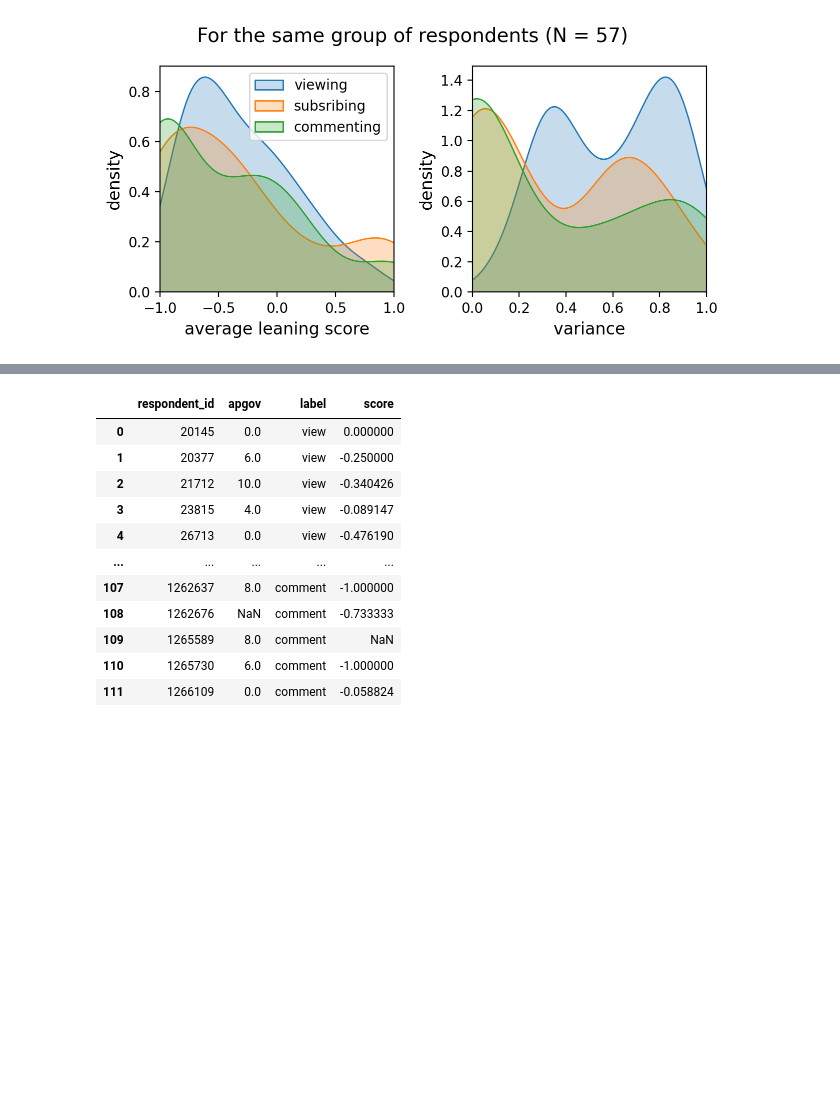
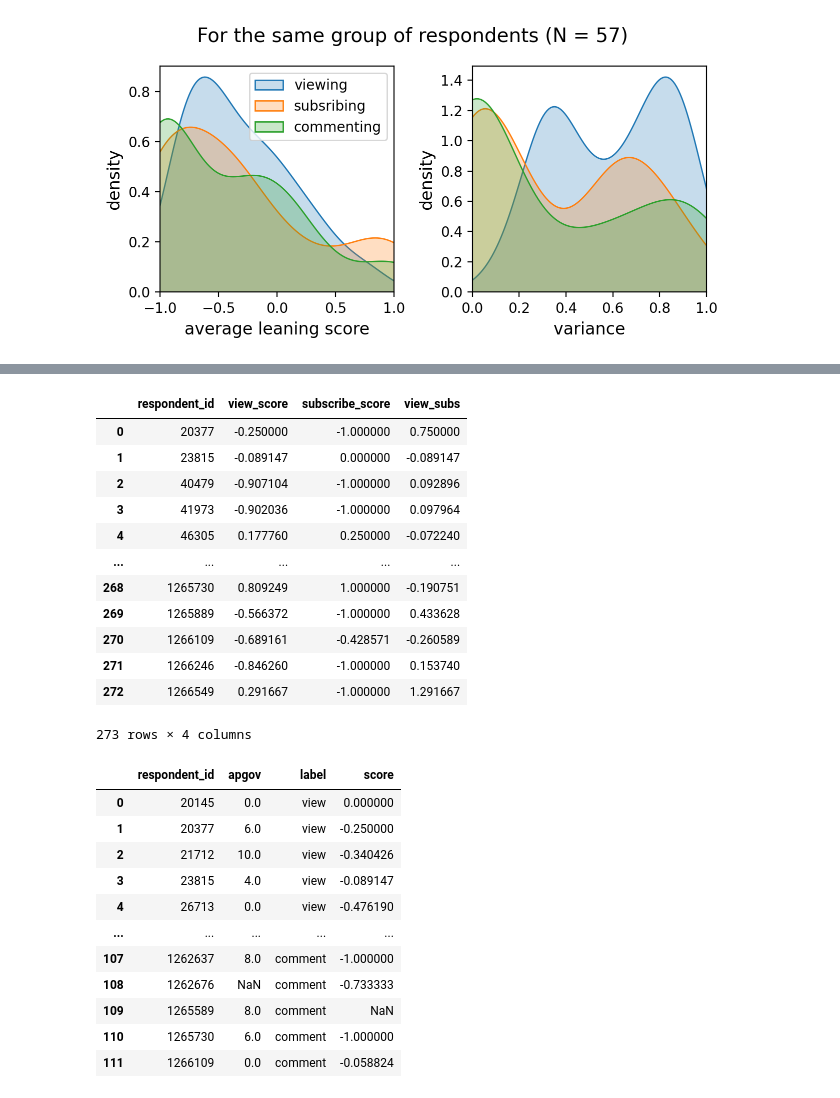
Before and after one commit to yijingch/invisible-public, a Jupyter notebook: src/analysis/062624-user-level-disparity.ipynb, the cells around one changed output, grey strips where cells are left out. Saved outputs shown, nothing was run; the diff lists cells and outputs as text; code cells hidden in the pictures; blank space fills up the shorter version.

```diff
--- a/src/analysis/062624-user-level-disparity.ipynb
+++ b/src/analysis/062624-user-level-disparity.ipynb
@@ -677,3 +714,19 @@ Text(0.5, 1.08, 'For the same group of respondents (N = 57)')
+# %%
+diff_view_subs
+# %% [output]
+|  | respondent_id | view_score | subscribe_score | view_subs |
+| 0 | 20377 | -0.250000 | -1.000000 | 0.750000 |
+| 1 | 23815 | -0.089147 | 0.000000 | -0.089147 |
+| 2 | 40479 | -0.907104 | -1.000000 | 0.092896 |
+| 3 | 41973 | -0.902036 | -1.000000 | 0.097964 |
+| 4 | 46305 | 0.177760 | 0.250000 | -0.072240 |
+| ... | ... | ... | ... | ... |
+| 268 | 1265730 | 0.809249 | 1.000000 | -0.190751 |
+| 269 | 1265889 | -0.566372 | -1.000000 | 0.433628 |
+| 270 | 1266109 | -0.689161 | -0.428571 | -0.260589 |
+| 271 | 1266246 | -0.846260 | -1.000000 | 0.153740 |
+| 272 | 1266549 | 0.291667 | -1.000000 | 1.291667 |
+273 rows × 4 columns
 # %%
 USER_ANTIPRO_MAP = pol_df[["respondent_id","feel_thm_fdsz"]].set_index("respondent_id").to_dict()["feel_thm_fdsz"]
 view_aggr["apgov"] = view_aggr["respondent_id"].map(lambda x: USER_ANTIPRO_MAP[x])
```
Also changed, not shown: parts of 5 cells of this notebook.
